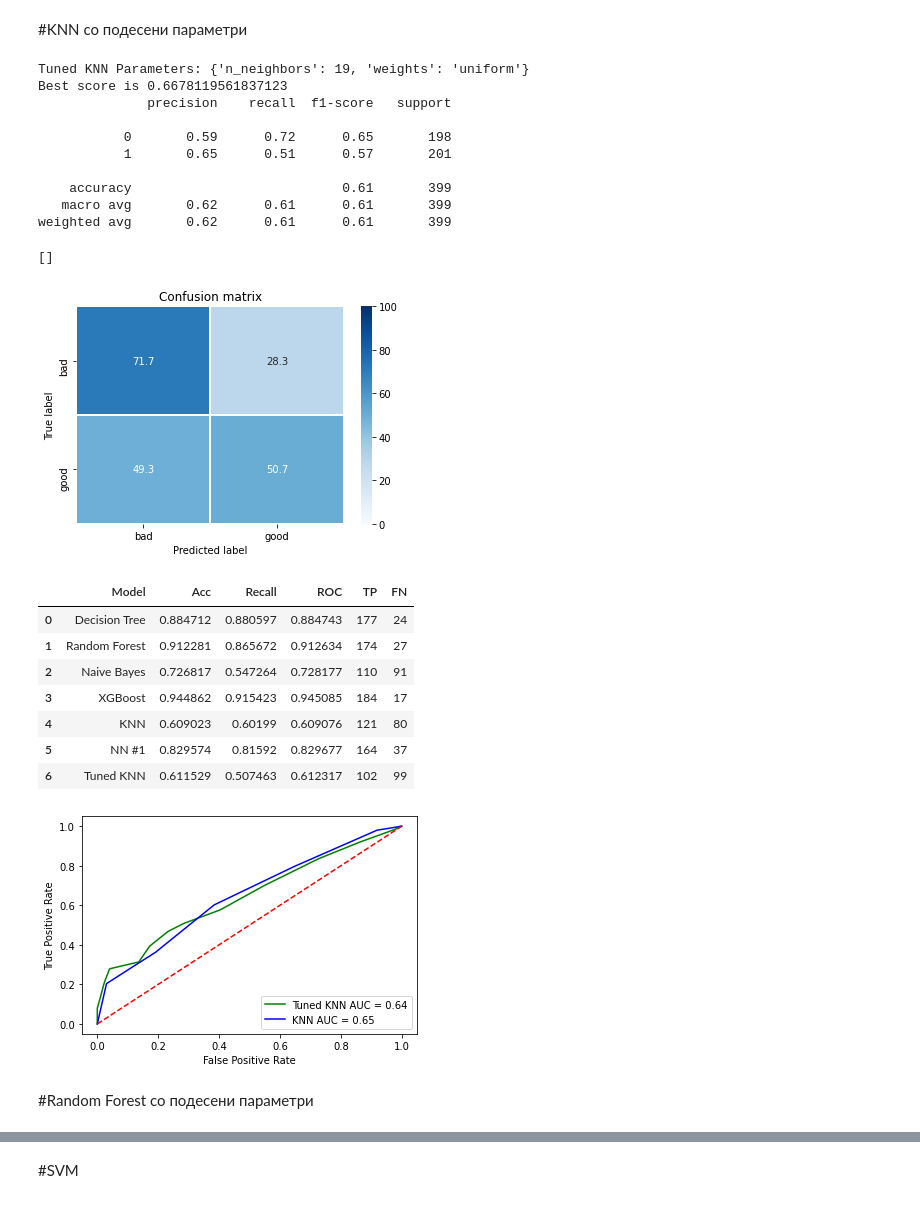
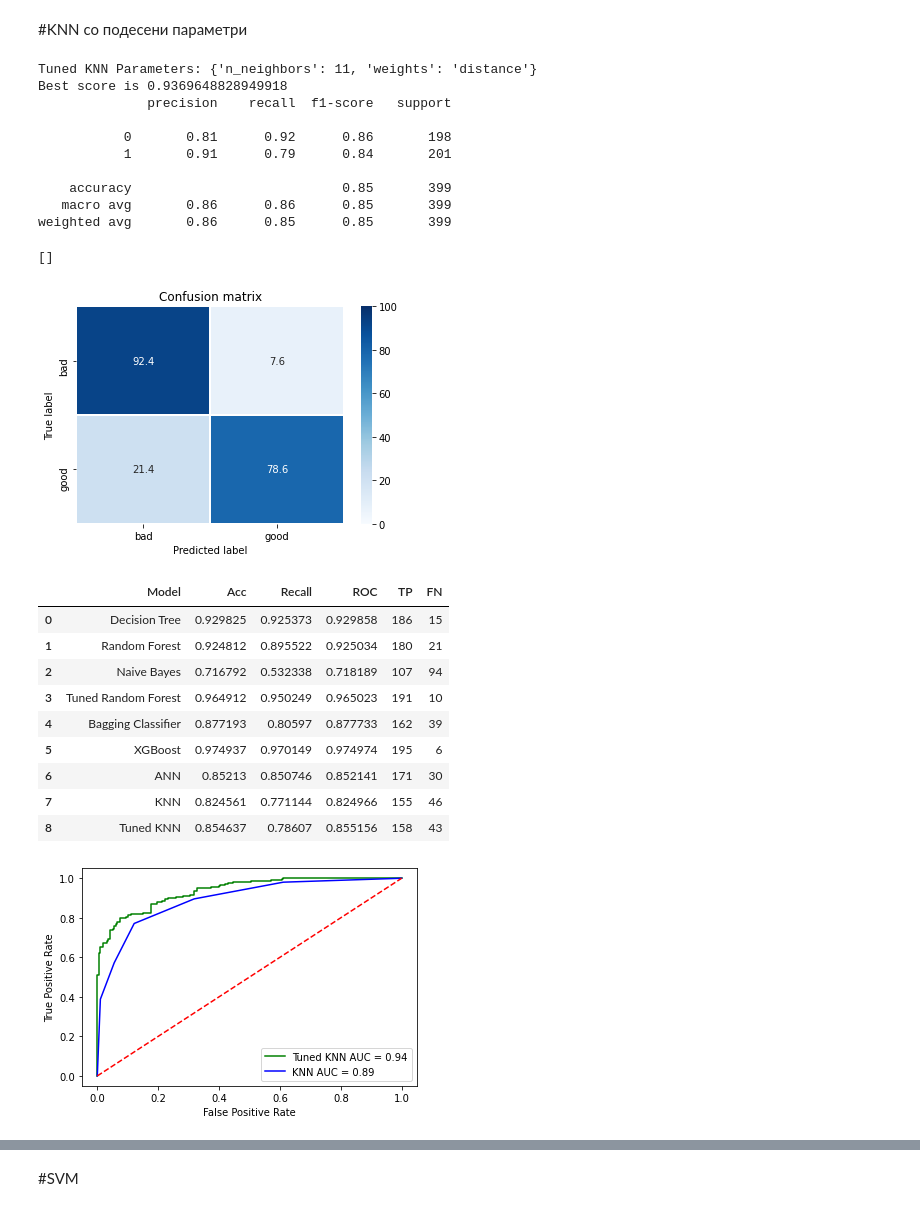
Before and after one commit to MKrezheska/data-mining-project, a Jupyter notebook: 4_Models_extra2.ipynb, the cells around one changed output, grey strips where cells are left out. Cells and saved outputs as stored; diff of their text form; code cells hidden in the pictures.

```diff
--- a/4_Models_extra2.ipynb
+++ b/4_Models_extra2.ipynb
@@ -391,7 +622,7 @@ parameters6 = {
     "min_child_weight": st.uniform(1,20), #    Minimum sum of instance weight(hessian) needed in a child.
 }
 
-xgb = RandomizedSearchCV(model_xg,parameters6, scoring='recall', n_iter=25, verbose= True)
+xgb = RandomizedSearchCV(model_xg,parameters6, scoring='accuracy', n_iter=25, verbose= True)
 
 xgb.fit(xtrain, ytrain)
 
@@ -498,6 +728,0 @@ df_Results.head()
-# %%
-from sklearn.neighbors import KNeighborsClassifier
-from sklearn.metrics import confusion_matrix, classification_report
-
-knn_model = KNeighborsClassifier()
-knn_model.fit(xtrain, ytrain)
@@ -753,0 +929,10 @@ plt.show()
+# %%
+#80% train, 20% test
+xtrain_norm = np.concatenate((X_train_norm,X_val_norm))
+ytrain_norm = np.concatenate((y_train,y_val))
+# %%
+from sklearn.neighbors import KNeighborsClassifier
+from sklearn.metrics import confusion_matrix, classification_report
+
+knn_model = KNeighborsClassifier()
+knn_model.fit(xtrain_norm, ytrain)
@@ -757,75 +997,77 @@ plt.show()
 from sklearn.model_selection import GridSearchCV
 
 param_KNN = {"n_neighbors": np.arange(1, 20),
               "weights": ['uniform','distance']}
 
 # Instantiate the GridSearchCV object: logreg_cv
 KNN_cv = GridSearchCV(knn_model, param_KNN, cv=5, scoring='roc_auc')
 
 # Fit it to the data
-KNN_cv.fit(xtrain, ytrain)
+KNN_cv.fit(xtrain_norm, ytrain)
 
 # Print the tuned parameters and score
 print("Tuned KNN Parameters: {}".format(KNN_cv.best_params_))
 print("Best score is {}".format(KNN_cv.best_score_))
-print(classification_report(y_test, KNN_cv.predict(X_test) ))
+print(classification_report(y_test, KNN_cv.predict(X_test_norm) ))
 
-cm=confusion_matrix(y_test,KNN_cv.predict(X_test))
+cm=confusion_matrix(y_test,KNN_cv.predict(X_test_norm))
 names = ['bad', 'good']
 
 cm = 100 * cm.astype('float') / cm.sum(axis=-1)[:, np.newaxis]
 
 df = pd.DataFrame(data=cm, columns=names, index=names)
 g = sn.heatmap(df, annot=True, fmt=".1f", linewidths=.5, vmin=0, vmax=100,
                     cmap='Blues')
 g.set_title('Confusion matrix')
 g.set_ylabel('True label')
 g.set_xlabel('Predicted label')
 g.plot()
 # %% [output]
-Tuned KNN Parameters: {'n_neighbors': 19, 'weights': 'uniform'}
-Best score is 0.6678119561837123
+Tuned KNN Parameters: {'n_neighbors': 11, 'weights': 'distance'}
+Best score is 0.9369648828949918
               precision    recall  f1-score   support
 
-           0       0.59      0.72      0.65       198
-           1       0.65      0.51      0.57       201
+           0       0.81      0.92      0.86       198
+           1       0.91      0.79      0.84       201
 
-    accuracy                           0.61       399
-   macro avg       0.62      0.61      0.61       399
-weighted avg       0.62      0.61      0.61       399
+    accuracy                           0.85       399
+   macro avg       0.86      0.86      0.85       399
+weighted avg       0.86      0.85      0.85       399
 []
-[figure, old version]
+[figure, new version]
 # %%
-confusion = confusion_matrix(y_test, KNN_cv.predict(X_test))
+confusion = confusion_matrix(y_test, KNN_cv.predict(X_test_norm))
 TP = confusion[1, 1]
 TN = confusion[0, 0]
 FP = confusion[0, 1]
 FN = confusion[1, 0]
 
-df_Results.loc[6, "Model"] = "Tuned KNN"
-df_Results.loc[6, "Acc"] = accuracy_score(y_test, KNN_cv.predict(X_test))
-df_Results.loc[6, "Recall"] = recall_score(y_test, KNN_cv.predict(X_test))
-df_Results.loc[6, "ROC"] = roc_auc_score(y_test,KNN_cv.predict(X_test))
-df_Results.loc[6, "TP"] = TP
-df_Results.loc[6, "FN"] = FN
+df_Results.loc[8, "Model"] = "Tuned KNN"
+df_Results.loc[8, "Acc"] = accuracy_score(y_test, KNN_cv.predict(X_test_norm))
+df_Results.loc[8, "Recall"] = recall_score(y_test, KNN_cv.predict(X_test_norm))
+df_Results.loc[8, "ROC"] = roc_auc_score(y_test,KNN_cv.predict(X_test_norm))
+df_Results.loc[8, "TP"] = TP
+df_Results.loc[8, "FN"] = FN
 
-df_Results.head(10)
+df_Results.head(9)
 # %% [output]
 |  | Model | Acc | Recall | ROC | TP | FN |
-| 0 | Decision Tree | 0.884712 | 0.880597 | 0.884743 | 177 | 24 |
-| 1 | Random Forest | 0.912281 | 0.865672 | 0.912634 | 174 | 27 |
-| 2 | Naive Bayes | 0.726817 | 0.547264 | 0.728177 | 110 | 91 |
-| 3 | XGBoost | 0.944862 | 0.915423 | 0.945085 | 184 | 17 |
-| 4 | KNN | 0.609023 | 0.60199 | 0.609076 | 121 | 80 |
-| 5 | NN #1 | 0.829574 | 0.81592 | 0.829677 | 164 | 37 |
-| 6 | Tuned KNN | 0.611529 | 0.507463 | 0.612317 | 102 | 99 |
+| 0 | Decision Tree | 0.929825 | 0.925373 | 0.929858 | 186 | 15 |
+| 1 | Random Forest | 0.924812 | 0.895522 | 0.925034 | 180 | 21 |
+| 2 | Naive Bayes | 0.716792 | 0.532338 | 0.718189 | 107 | 94 |
+| 3 | Tuned Random Forest | 0.964912 | 0.950249 | 0.965023 | 191 | 10 |
+| 4 | Bagging Classifier | 0.877193 | 0.80597 | 0.877733 | 162 | 39 |
+| 5 | XGBoost | 0.974937 | 0.970149 | 0.974974 | 195 | 6 |
+| 6 | ANN | 0.85213 | 0.850746 | 0.852141 | 171 | 30 |
+| 7 | KNN | 0.824561 | 0.771144 | 0.824966 | 155 | 46 |
+| 8 | Tuned KNN | 0.854637 | 0.78607 | 0.855156 | 158 | 43 |
 # %%
 from sklearn.metrics import roc_curve, auc
 import matplotlib.pyplot as plt
 
 actual = y_test
-KNN_cv_prob = [p[1] for p in KNN_cv.predict_proba(X_test)]
-knn_model_prob = [p[1] for p in knn_model.predict_proba(X_test)]
+KNN_cv_prob = [p[1] for p in KNN_cv.predict_proba(X_test_norm)]
+knn_model_prob = [p[1] for p in knn_model.predict_proba(X_test_norm)]
 
 
 
@@ -845,6 +1087,4 @@ plt.ylabel('True Positive Rate')
 plt.xlabel('False Positive Rate')
 plt.show()
 # %% [output]
-[figure, old version]
+[figure, new version]
-# %% [markdown]
-#Random Forest со подесени параметри
```
Also changed, not shown: parts of 48 cells of this notebook.
